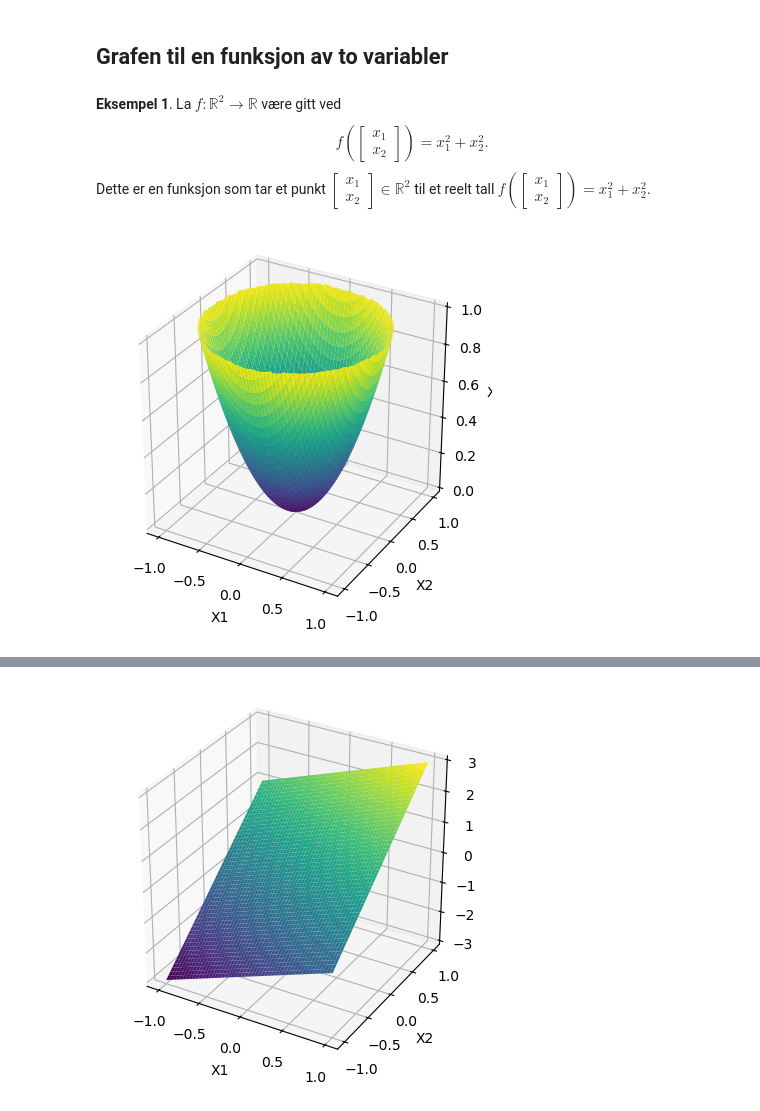
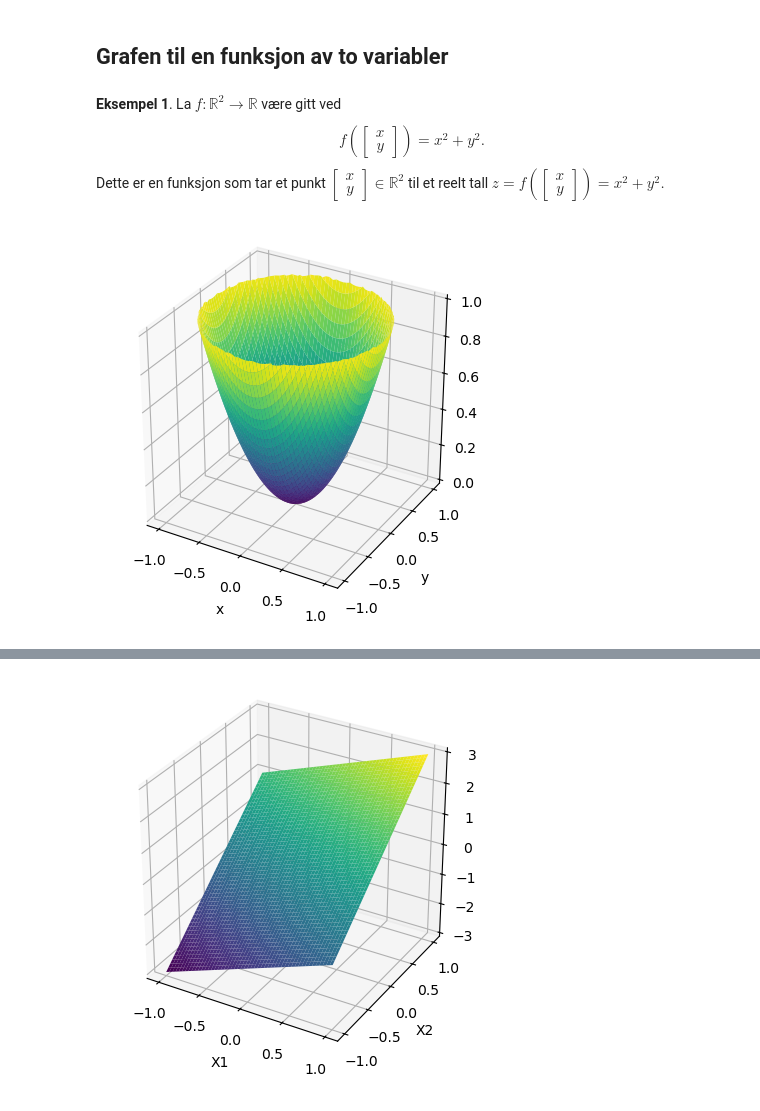
Before and after one commit to mbr085/V26MAT102, a Jupyter notebook: notebooks/uke11/121funksjoneravnvariable.ipynb, the cells around one changed output, grey strips where cells are left out. Cells and saved outputs as stored; diff of their text form; code cells hidden in the pictures.

```diff
--- a/notebooks/uke11/121funksjoneravnvariable.ipynb
+++ b/notebooks/uke11/121funksjoneravnvariable.ipynb
@@ -16,43 +16,38 @@ ved å tegne den tilhørende graf.
 ## Grafen til en funksjon av to variabler
 # %% [markdown]
 **Eksempel 1**. La $f: \mathbb{R}^2 \to \mathbb{R}$ være gitt ved
-$$f(\begin{bmatrix} x_1 \\ x_2 \end{bmatrix}) = x_1^2 + x_2^2.$$ Dette
-er en funksjon som tar et punkt $\begin{bmatrix} x_1 \\ x_2
+$$f(\begin{bmatrix} x \\ y \end{bmatrix}) = x^2 + y^2.$$ Dette
+er en funksjon som tar et punkt $\begin{bmatrix} x \\ y
   \end{bmatrix} \in \mathbb{R}^2$ til et reelt tall
-$f(\begin{bmatrix} x_1 \\ x_2 \end{bmatrix}) = x_1^2 + x_2^2.$
+$z = f(\begin{bmatrix} x \\ y \end{bmatrix}) = x^2 + y^2.$
 # %%
 # @title Plotter
 # Define the function
-def f(x):
-    x1, x2 = x
-    z = x1**2 + x2**2
+def f(x, y):
+    z = x**2 + y**2
     return np.where(z <=1, z, np.nan)
 
 # Create a grid of x and y values
-x1 = np.linspace(-1, 1, 300)
-x2 = np.linspace(-1, 1, 300)
-x = np.meshgrid(x1, x2)
+x_verdier = np.linspace(-1, 1, 300)
+y_verdier = np.linspace(-1, 1, 300)
+x, y = np.meshgrid(x_verdier, y_verdier)
 
 # Compute the function values
-x3 = f(x)
-
-# # Mask values outside the unit disc
-# mask = x**2 + y**2 > 1  # Create a boolean mask for points outside the unit disc
-# z[mask] = np.nan  # Set values outside the unit disc to NaN (they won't be plotted)
+z = f(x, y)
 
 # Create a 3D plot
 fig = plt.figure()
 ax = fig.add_subplot(111, projection='3d')
 
 # Plot the surface
-ax.plot_surface(x[0], x[1], x3, cmap='viridis', edgecolor='none')
+ax.plot_surface(x, y, z, cmap='viridis', edgecolor='none')
 
 # Set labels
-ax.set_xlabel('X1')
-ax.set_ylabel('X2')
-ax.set_zlabel('X3')
+ax.set_xlabel('x')
+ax.set_ylabel('y')
+ax.set_zlabel('z')
 
 # Set the aspect ratio to be equal
 ax.set_box_aspect([1, 1, 1])
 # %% [output]
-[figure, old version]
+[figure, new version]
```
Also changed, not shown: parts of 12 cells of this notebook, 1 other file.
